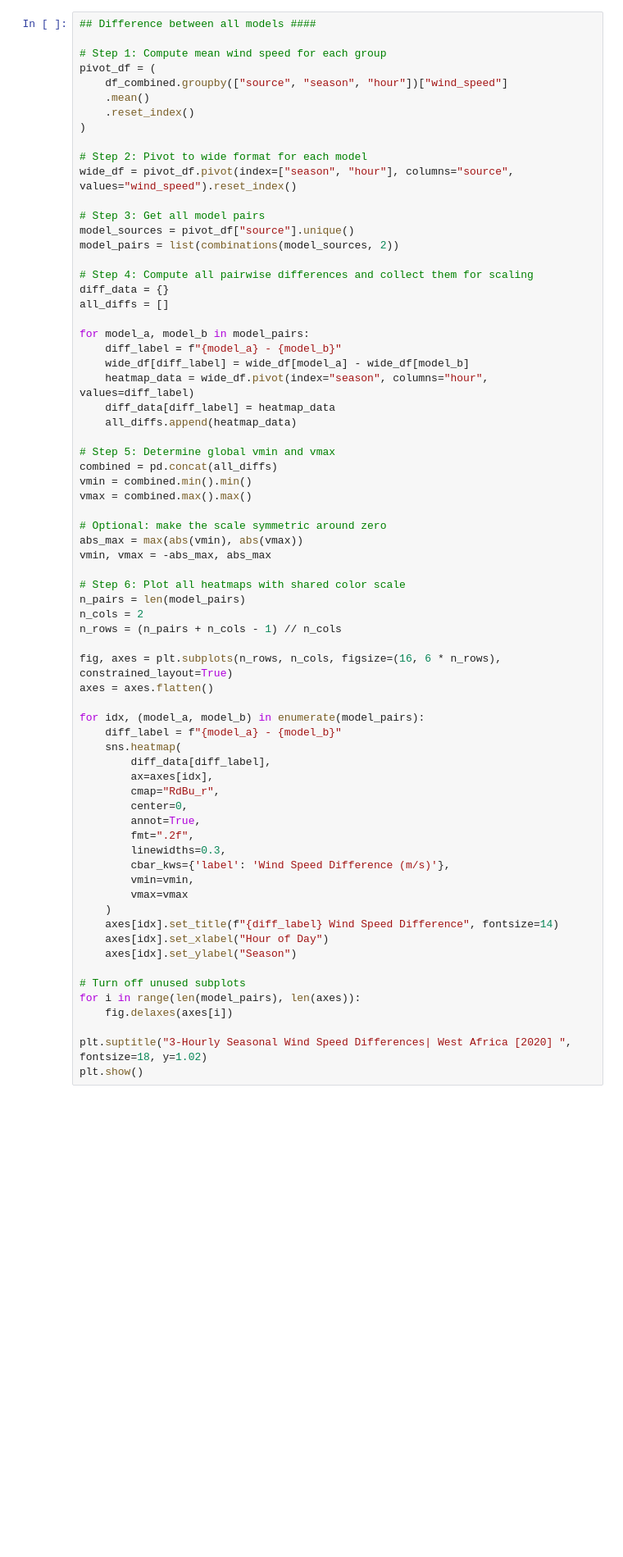
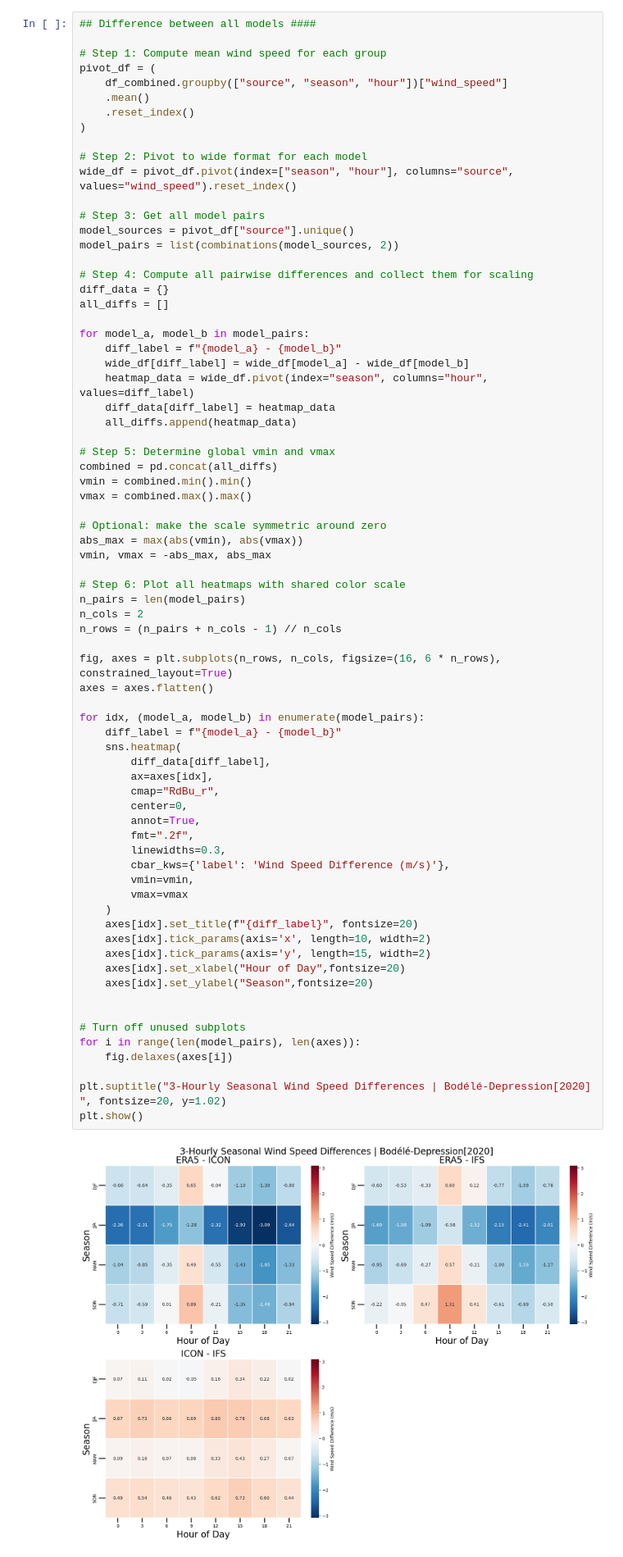
Before and after one commit to digital-earths-global-hackathon/hk25-teams, a Jupyter notebook: hk25-StormCC/Hourly_climatology_comparions.ipynb, the cells around one changed output. Shown at 82% size. Drawn from its saved outputs; the diff is of its cells as text; blank space fills up the shorter version.

```diff
--- a/hk25-StormCC/Hourly_climatology_comparions.ipynb
+++ b/hk25-StormCC/Hourly_climatology_comparions.ipynb
@@ -386,37 +387,42 @@ abs_max = max(abs(vmin), abs(vmax))
 vmin, vmax = -abs_max, abs_max
 
 # Step 6: Plot all heatmaps with shared color scale
 n_pairs = len(model_pairs)
 n_cols = 2
 n_rows = (n_pairs + n_cols - 1) // n_cols
 
 fig, axes = plt.subplots(n_rows, n_cols, figsize=(16, 6 * n_rows), constrained_layout=True)
 axes = axes.flatten()
 
 for idx, (model_a, model_b) in enumerate(model_pairs):
     diff_label = f"{model_a} - {model_b}"
     sns.heatmap(
         diff_data[diff_label],
         ax=axes[idx],
         cmap="RdBu_r",
         center=0,
         annot=True,
         fmt=".2f",
         linewidths=0.3,
         cbar_kws={'label': 'Wind Speed Difference (m/s)'},
         vmin=vmin,
         vmax=vmax
     )
-    axes[idx].set_title(f"{diff_label} Wind Speed Difference", fontsize=14)
-    axes[idx].set_xlabel("Hour of Day")
-    axes[idx].set_ylabel("Season")
+    axes[idx].set_title(f"{diff_label}", fontsize=20)
+    axes[idx].tick_params(axis='x', length=10, width=2)
+    axes[idx].tick_params(axis='y', length=15, width=2)
+    axes[idx].set_xlabel("Hour of Day",fontsize=20)
+    axes[idx].set_ylabel("Season",fontsize=20)
+
 
 # Turn off unused subplots
 for i in range(len(model_pairs), len(axes)):
     fig.delaxes(axes[i])
 
-plt.suptitle("3-Hourly Seasonal Wind Speed Differences| West Africa [2020] ", fontsize=18, y=1.02)
+plt.suptitle("3-Hourly Seasonal Wind Speed Differences | Bodélé-Depression[2020] ", fontsize=20, y=1.02)
 plt.show()
+# %% [output]
+[figure, added]
 # %%
 # ### All plot combained  (mean)######
 
```
Also changed, not shown: parts of 6 cells of this notebook, 1 other file.
